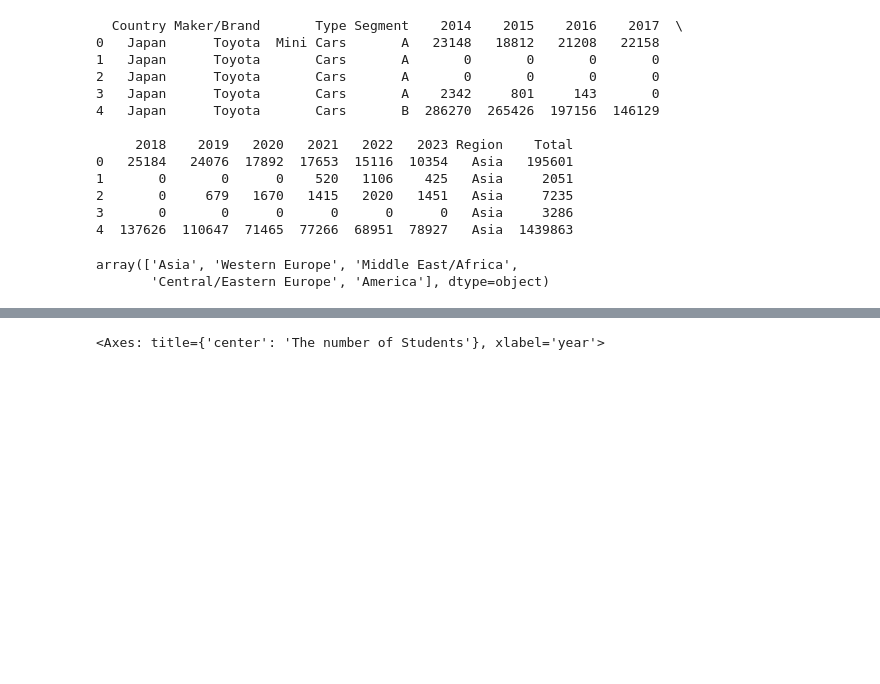
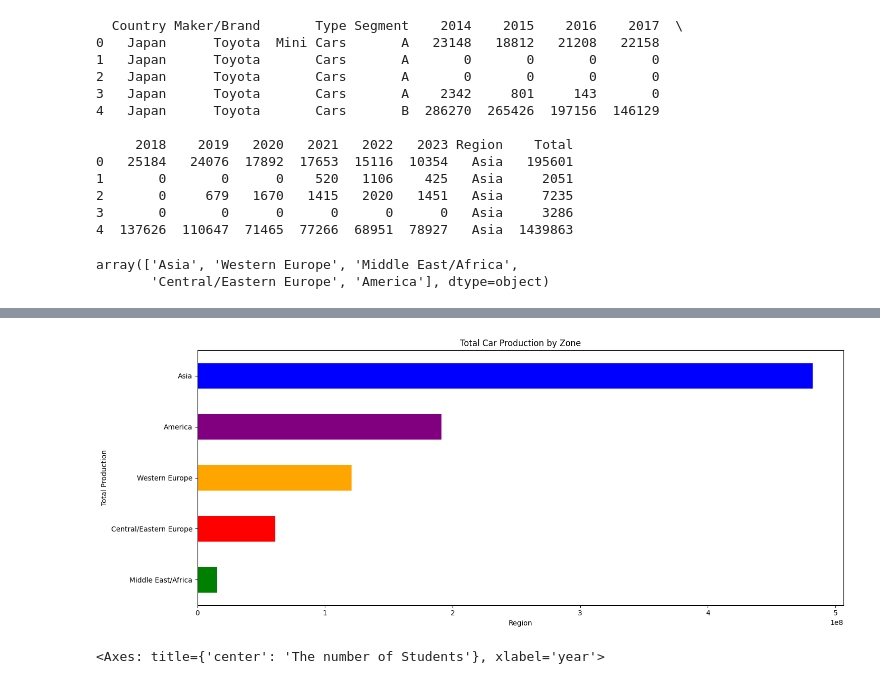
Before and after one commit to maxvcbhan/DADS5001-car-production, a Jupyter notebook: app.ipynb, the cells around one changed output, grey strips where cells are left out. Saved outputs shown, nothing was run; the diff lists cells and outputs as text; code cells hidden in the pictures; blank space fills up the shorter version.

```diff
--- a/app.ipynb
+++ b/app.ipynb
@@ -56,3 +55,23 @@ ax.savefig(os.path.join(my_path, my_file))
+# %%
+import matplotlib.pyplot as plt
+import os
+
+regions = df_original["Region"].unique()
+plt.style.use('tableau-colorblind10')
+
+
+total = df_original.groupby("Region")["Total"].sum().sort_values(ascending=True)
+
+colors=["green", "red", "orange","purple","blue"]
+total.plot(kind='barh', title='Total Car Production by Zone', figsize=(15, 6),color=colors)
+
+plt.xlabel("Region")
+plt.ylabel("Total Production")
+plt.xticks(rotation=0)  # Keep region labels vertical
+plt.tight_layout()
+plt.show()
+# %% [output]
+[figure, added]
 # %%
 import pandas as pd
 # Create DataFrame based on the data from the image
```
Also changed, not shown: parts of 1 cell of this notebook, 1 other file.
